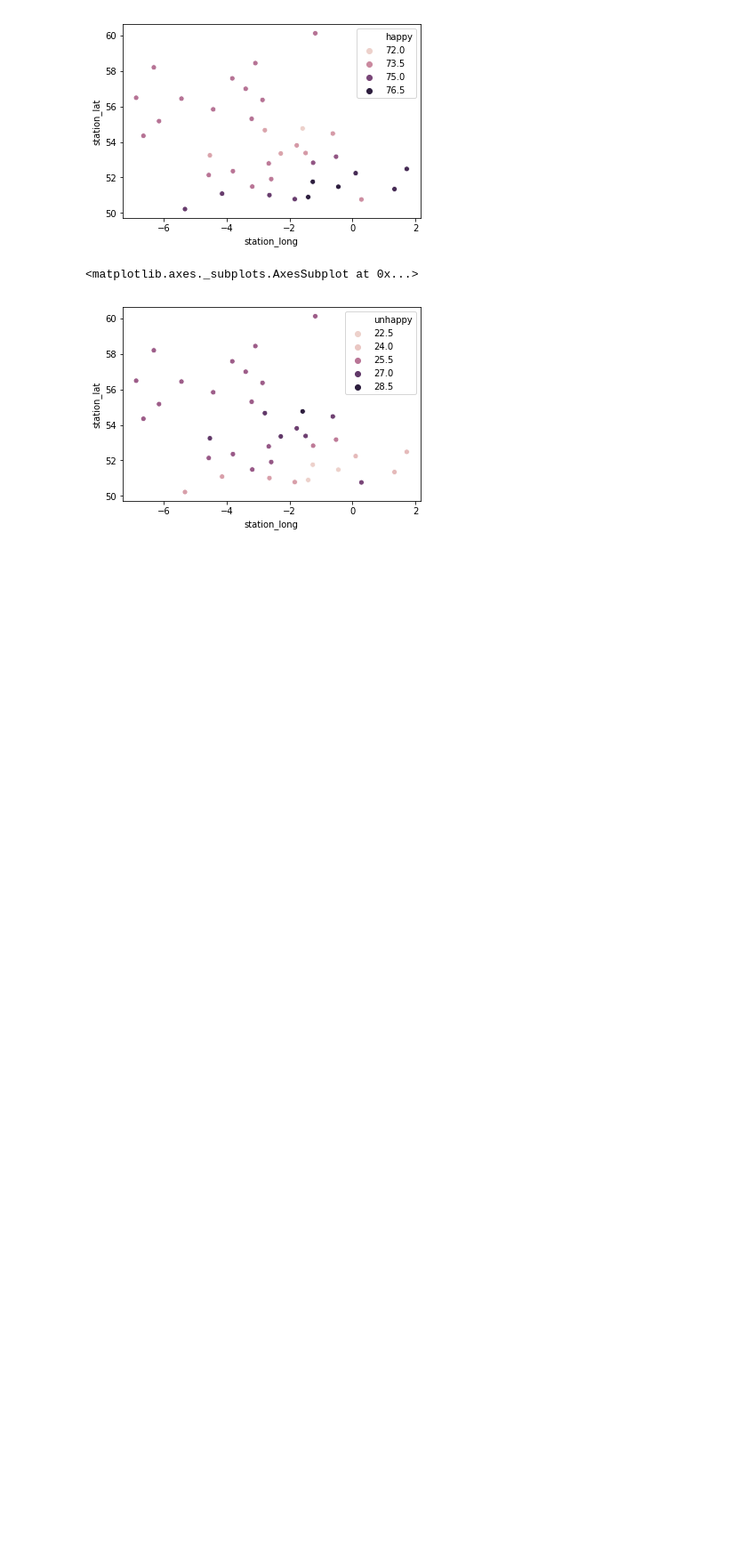
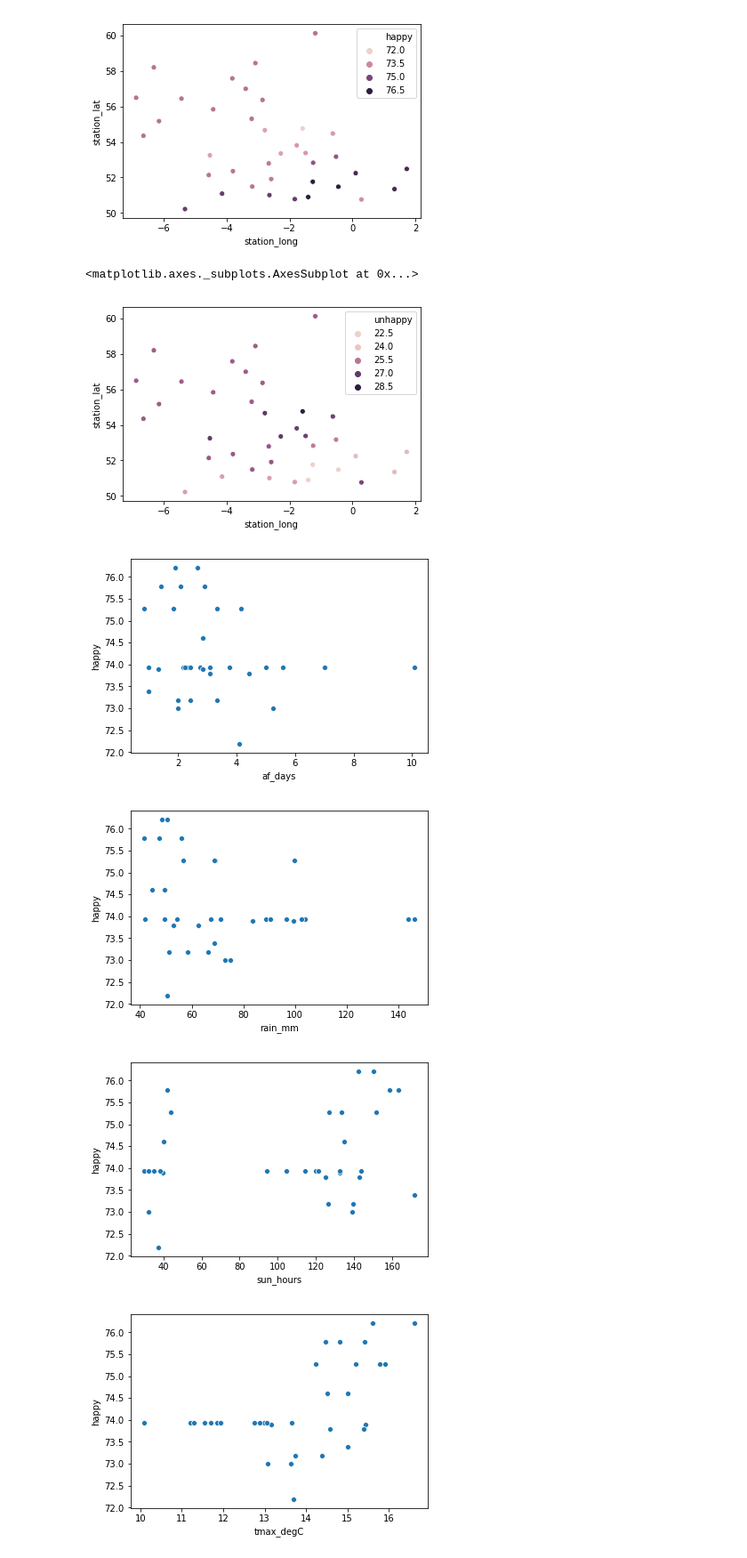
Before and after one commit to mukeswebrian/Analysing-the-impact-of-weather-on-self-reported-happiness, a Jupyter notebook: join_happiness_and_weather_data.ipynb, the cells around one changed output. Shown at 89% size. Saved outputs shown, nothing was run; the diff lists cells and outputs as text; code cells hidden in the pictures; blank space fills up the shorter version.

```diff
--- a/join_happiness_and_weather_data.ipynb
+++ b/join_happiness_and_weather_data.ipynb
@@ -10,7 +10,7 @@ def query_to_dataframe(query, database):
     from a mongodb database
     '''
 
-    client = MongoClient(host="localhost", port=27017)
+    client = MongoClient(host="midgard09", port=27017)
     weather_data = client.pitds_weather_data[database]
 
     entries = []
@@ -327,7 +327,7 @@ def aggregation_to_dataframe(query, database):
     '''
 
     # config database
-    client = MongoClient(host="localhost", port=27017)
+    client = MongoClient(host="midgard09", port=27017)
     weather_data = client.pitds_weather_data[database]
 
     entries = []
@@ -451,9 +454,8 @@ happy = joined.high_7_8 + joined.vhigh_9_10
 happy.name = "happy"
 unhappy = joined.low_0_4 + joined.medium_5_6
 unhappy.name = "unhappy"
-coordinates = ["station_lat", "station_long"]
 
-happiness_binary = pd.concat([joined[coordinates],happy,unhappy], axis=1)
+happiness_binary = pd.concat([joined,happy,unhappy], axis=1)
 sns.scatterplot(data=happiness_binary, x="station_long", y="station_lat", hue="happy")
 # %% [output]
 <matplotlib.axes._subplots.AxesSubplot at 0x...>
@@ -463,3 +465,19 @@ sns.scatterplot(data=happiness_binary, x="station_long", y="station_lat", hue="u
 # %% [output]
 <matplotlib.axes._subplots.AxesSubplot at 0x...>
 [figure]
+# %%
+# Plot Happy percentage
+def plot_happy(feature):
+    fig, ax = plt.subplots()
+    sns.scatterplot(data=happiness_binary, x=feature, y="happy", ax=ax)
+
+
+to_plot = ["af_days", "rain_mm", "sun_hours" , "tmax_degC","tmin_degC"]
+
+for feature in to_plot:
+    plot_happy(feature)
+# %% [output]
+[figure, added]
+[figure, added]
+[figure, added]
+[figure, added]
```
Also changed, not shown: parts of 7 cells of this notebook, 11 other files.
